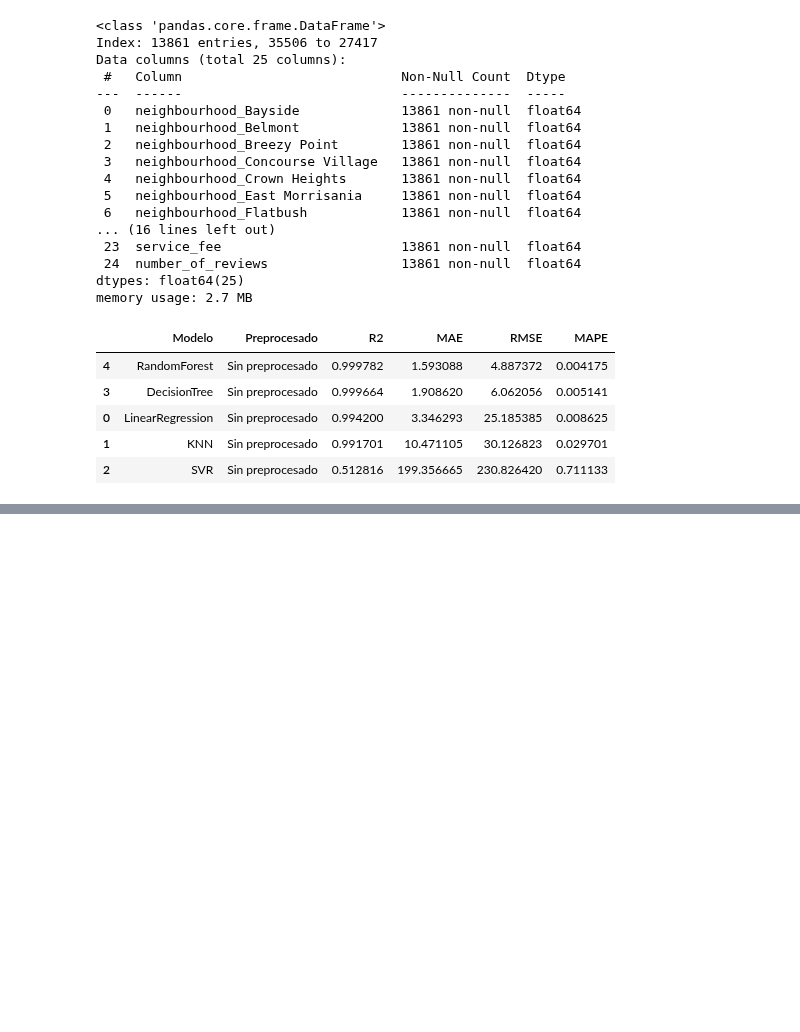
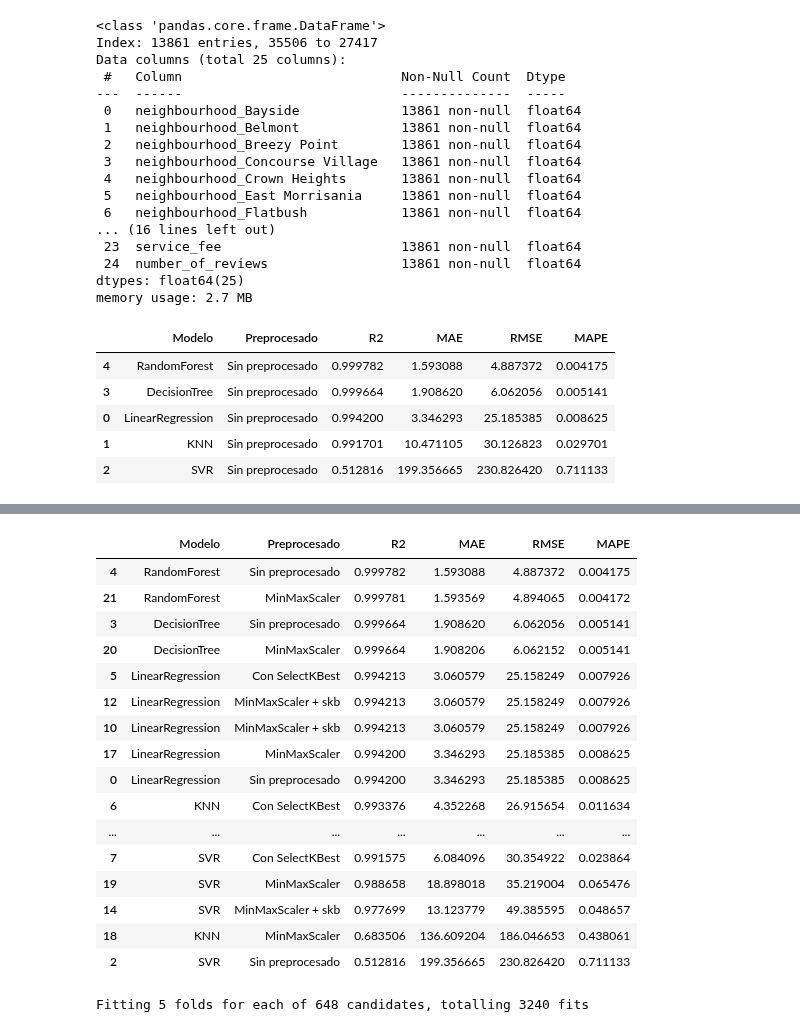
Before and after one commit to ceciorosco/Cecilia-Repositorio, a Jupyter notebook: Modulo 5/m5_ceci.ipynb, the cells around one changed output, grey strips where cells are left out. Saved outputs shown, nothing was run; the diff lists cells and outputs as text; code cells hidden in the pictures; blank space fills up the shorter version.

```diff
--- a/Modulo 5/m5_ceci.ipynb
+++ b/Modulo 5/m5_ceci.ipynb
@@ -430,9 +453,26 @@ calculate('Con SelectKBest', X_train_skb, X_test_skb, y_train, y_test)
 # %%
-# scaler = MinMaxScaler()
-# X_train_scaled = scaler.fit_transform(X_train)
-# X_test_scaled = scaler.transform(X_test)
-# X_train_scaled = pd.DataFrame(X_train_scaled, columns=X_train.columns)
-# X_test_scaled = pd.DataFrame(X_test_scaled, columns=X_train.columns)
-# X_train_scaled
+scaler = MinMaxScaler()
+X_train_scaled = scaler.fit_transform(X_train)
+X_test_scaled = scaler.transform(X_test)
+X_train_scaled = pd.DataFrame(X_train_scaled, columns=X_train.columns)
+X_test_scaled = pd.DataFrame(X_test_scaled, columns=X_train.columns)
 # %%
-#calculate('MinMaxScaler', X_train, X_test, y_train, y_test)
+calculate('MinMaxScaler', X_train_scaled, X_test_scaled, y_train, y_test)
+# %% [output]
+|  | Modelo | Preprocesado | R2 | MAE | RMSE | MAPE |
+| 4 | RandomForest | Sin preprocesado | 0.999782 | 1.593088 | 4.887372 | 0.004175 |
+| 21 | RandomForest | MinMaxScaler | 0.999781 | 1.593569 | 4.894065 | 0.004172 |
+| 3 | DecisionTree | Sin preprocesado | 0.999664 | 1.908620 | 6.062056 | 0.005141 |
+| 20 | DecisionTree | MinMaxScaler | 0.999664 | 1.908206 | 6.062152 | 0.005141 |
+| 5 | LinearRegression | Con SelectKBest | 0.994213 | 3.060579 | 25.158249 | 0.007926 |
+| 12 | LinearRegression | MinMaxScaler + skb | 0.994213 | 3.060579 | 25.158249 | 0.007926 |
+| 10 | LinearRegression | MinMaxScaler + skb | 0.994213 | 3.060579 | 25.158249 | 0.007926 |
+| 17 | LinearRegression | MinMaxScaler | 0.994200 | 3.346293 | 25.185385 | 0.008625 |
+| 0 | LinearRegression | Sin preprocesado | 0.994200 | 3.346293 | 25.185385 | 0.008625 |
+| 6 | KNN | Con SelectKBest | 0.993376 | 4.352268 | 26.915654 | 0.011634 |
+| ... | ... | ... | ... | ... | ... | ... |
+| 7 | SVR | Con SelectKBest | 0.991575 | 6.084096 | 30.354922 | 0.023864 |
+| 19 | SVR | MinMaxScaler | 0.988658 | 18.898018 | 35.219004 | 0.065476 |
+| 14 | SVR | MinMaxScaler + skb | 0.977699 | 13.123779 | 49.385595 | 0.048657 |
+| 18 | KNN | MinMaxScaler | 0.683506 | 136.609204 | 186.046653 | 0.438061 |
+| 2 | SVR | Sin preprocesado | 0.512816 | 199.356665 | 230.826420 | 0.711133 |
@@ -451,3 +479,19 @@ calculate('Con SelectKBest', X_train_skb, X_test_skb, y_train, y_test)
+# %%
+model = RandomForestRegressor(random_state=42)
+
+params = {
+    'n_estimators': [100, 200, 300],
+    'max_depth': [None, 10, 20, 30],
+    'min_samples_split': [2, 5, 10],
+    'min_samples_leaf': [1, 2, 4],
+    'max_features': ['auto', 'sqrt', 'log2'],
+    'criterion': ['squared_error', 'absolute_error']
+}
+
+grid = GridSearchCV(model, params, scoring=['r2', 'neg_mean_absolute_error', 'neg_mean_squared_error', 'neg_mean_absolute_percentage_error', 'neg_root_mean_squared_error'], refit='neg_mean_absolute_error', verbose=1) # cv=5 por defecto
+grid.fit(X, y)
+# %% [output]
+Fitting 5 folds for each of 648 candidates, totalling 3240 fits
 # %%
 # model = selector.estimator_
 # print('accuracy train', model.score(X_train_selected, y_train))
```
Also changed, not shown: parts of 9 cells of this notebook, 4 other files.
